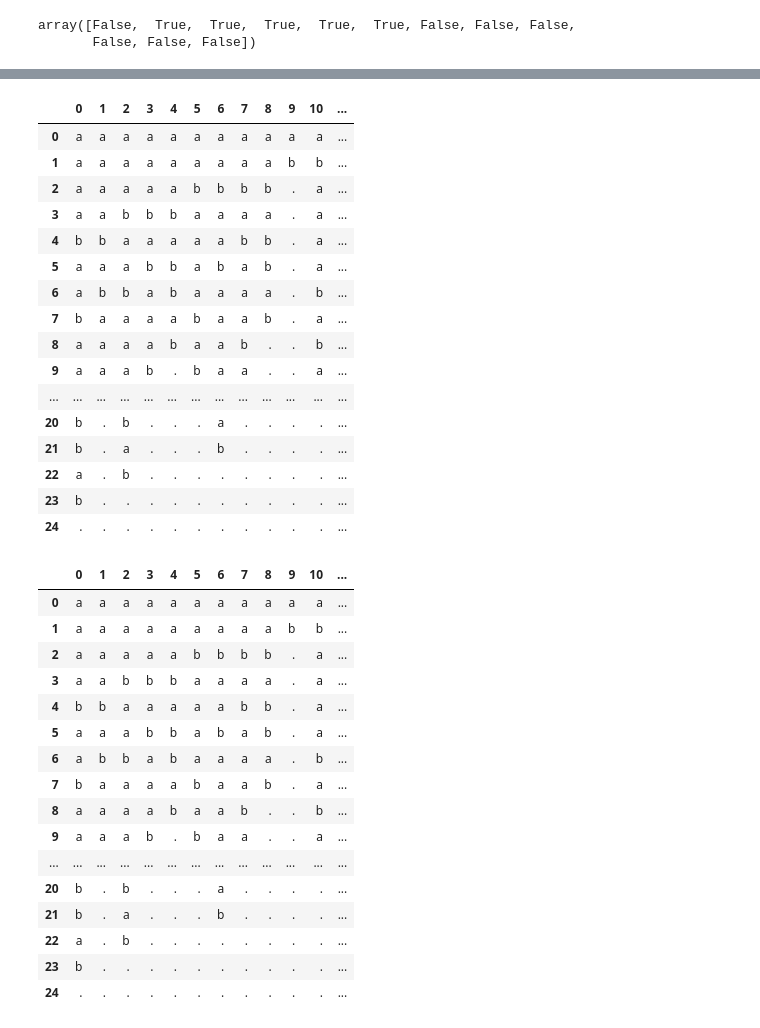
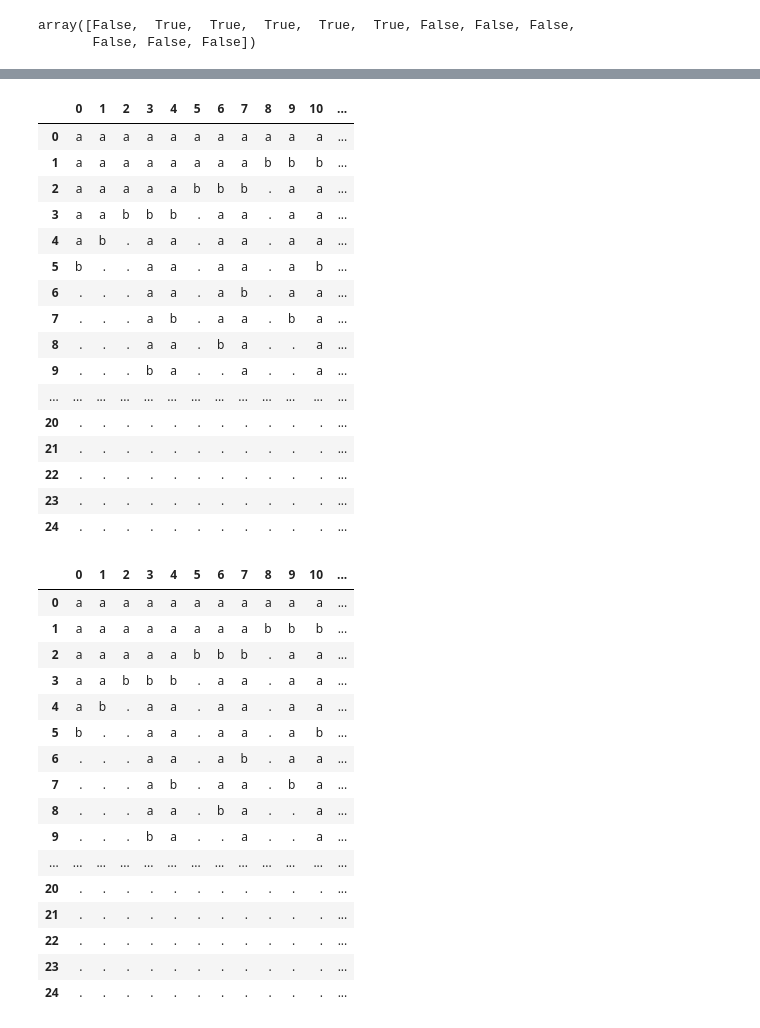
Before and after one commit to szfazekas/Combinatorics-on-Words, a Jupyter notebook: clusters.ipynb, the cells around one changed output, grey strips where cells are left out. Cells and saved outputs as stored; diff of their text form; code cells hidden in the pictures.

```diff
--- a/clusters.ipynb
+++ b/clusters.ipynb
@@ -85,7 +85,7 @@ np.all(a==b, axis=1)
 array([False,  True,  True,  True,  True,  True, False, False, False,
        False, False, False])
 # %%
-word = np.random.choice(['a','b'], size=(25))
+word = np.random.choice(3*['a']+2*['b'], size=(25))
 #word = 'bababaabaaabaaaabaaaa'
 sa = SA(word, sa=True)
 printSA(sa[0],index=sa[1])
@@ -166,47 +166,47 @@ df.style.set_properties(ind[0:2,0:2], **{'background-color':'yellow'})
 # %% [output]
 |  | 0 | 1 | 2 | 3 | 4 | 5 | 6 | 7 | 8 | 9 | 10 | ... |
 | 0 | a | a | a | a | a | a | a | a | a | a | a | ... |
-| 1 | a | a | a | a | a | a | a | a | a | b | b | ... |
-| 2 | a | a | a | a | a | b | b | b | b | . | a | ... |
-| 3 | a | a | b | b | b | a | a | a | a | . | a | ... |
-| 4 | b | b | a | a | a | a | a | b | b | . | a | ... |
-| 5 | a | a | a | b | b | a | b | a | b | . | a | ... |
-| 6 | a | b | b | a | b | a | a | a | a | . | b | ... |
-| 7 | b | a | a | a | a | b | a | a | b | . | a | ... |
-| 8 | a | a | a | a | b | a | a | b | . | . | b | ... |
-| 9 | a | a | a | b | . | b | a | a | . | . | a | ... |
+| 1 | a | a | a | a | a | a | a | a | b | b | b | ... |
+| 2 | a | a | a | a | a | b | b | b | . | a | a | ... |
+| 3 | a | a | b | b | b | . | a | a | . | a | a | ... |
+| 4 | a | b | . | a | a | . | a | a | . | a | a | ... |
+| 5 | b | . | . | a | a | . | a | a | . | a | b | ... |
+| 6 | . | . | . | a | a | . | a | b | . | a | a | ... |
+| 7 | . | . | . | a | b | . | a | a | . | b | a | ... |
+| 8 | . | . | . | a | a | . | b | a | . | . | a | ... |
+| 9 | . | . | . | b | a | . | . | a | . | . | a | ... |
 | ... | ... | ... | ... | ... | ... | ... | ... | ... | ... | ... | ... | ... |
-| 20 | b | . | b | . | . | . | a | . | . | . | . | ... |
-| 21 | b | . | a | . | . | . | b | . | . | . | . | ... |
-| 22 | a | . | b | . | . | . | . | . | . | . | . | ... |
-| 23 | b | . | . | . | . | . | . | . | . | . | . | ... |
+| 20 | . | . | . | . | . | . | . | . | . | . | . | ... |
+| 21 | . | . | . | . | . | . | . | . | . | . | . | ... |
+| 22 | . | . | . | . | . | . | . | . | . | . | . | ... |
+| 23 | . | . | . | . | . | . | . | . | . | . | . | ... |
 | 24 | . | . | . | . | . | . | . | . | . | . | . | ... |
 # %%
-w = 'aaba'
+w = 'ab'
 size = len(w)
 index = cluster(sa[0], w)
 
 tmp = np.empty(sa[0].shape, dtype=np.bool)
 tmp.fill(False)
 tmp = tmp^index
 tmp[size:,:].fill(False)
 
 df.style.apply(highlight, mask=tmp, color='darkorange', axis=None)
 # %% [output]
 |  | 0 | 1 | 2 | 3 | 4 | 5 | 6 | 7 | 8 | 9 | 10 | ... |
 | 0 | a | a | a | a | a | a | a | a | a | a | a | ... |
-| 1 | a | a | a | a | a | a | a | a | a | b | b | ... |
-| 2 | a | a | a | a | a | b | b | b | b | . | a | ... |
-| 3 | a | a | b | b | b | a | a | a | a | . | a | ... |
-| 4 | b | b | a | a | a | a | a | b | b | . | a | ... |
-| 5 | a | a | a | b | b | a | b | a | b | . | a | ... |
-| 6 | a | b | b | a | b | a | a | a | a | . | b | ... |
-| 7 | b | a | a | a | a | b | a | a | b | . | a | ... |
-| 8 | a | a | a | a | b | a | a | b | . | . | b | ... |
-| 9 | a | a | a | b | . | b | a | a | . | . | a | ... |
+| 1 | a | a | a | a | a | a | a | a | b | b | b | ... |
+| 2 | a | a | a | a | a | b | b | b | . | a | a | ... |
+| 3 | a | a | b | b | b | . | a | a | . | a | a | ... |
+| 4 | a | b | . | a | a | . | a | a | . | a | a | ... |
+| 5 | b | . | . | a | a | . | a | a | . | a | b | ... |
+| 6 | . | . | . | a | a | . | a | b | . | a | a | ... |
+| 7 | . | . | . | a | b | . | a | a | . | b | a | ... |
+| 8 | . | . | . | a | a | . | b | a | . | . | a | ... |
+| 9 | . | . | . | b | a | . | . | a | . | . | a | ... |
 | ... | ... | ... | ... | ... | ... | ... | ... | ... | ... | ... | ... | ... |
-| 20 | b | . | b | . | . | . | a | . | . | . | . | ... |
-| 21 | b | . | a | . | . | . | b | . | . | . | . | ... |
-| 22 | a | . | b | . | . | . | . | . | . | . | . | ... |
-| 23 | b | . | . | . | . | . | . | . | . | . | . | ... |
+| 20 | . | . | . | . | . | . | . | . | . | . | . | ... |
+| 21 | . | . | . | . | . | . | . | . | . | . | . | ... |
+| 22 | . | . | . | . | . | . | . | . | . | . | . | ... |
+| 23 | . | . | . | . | . | . | . | . | . | . | . | ... |
 | 24 | . | . | . | . | . | . | . | . | . | . | . | ... |
```
Also changed, not shown: parts of 3 cells of this notebook.
